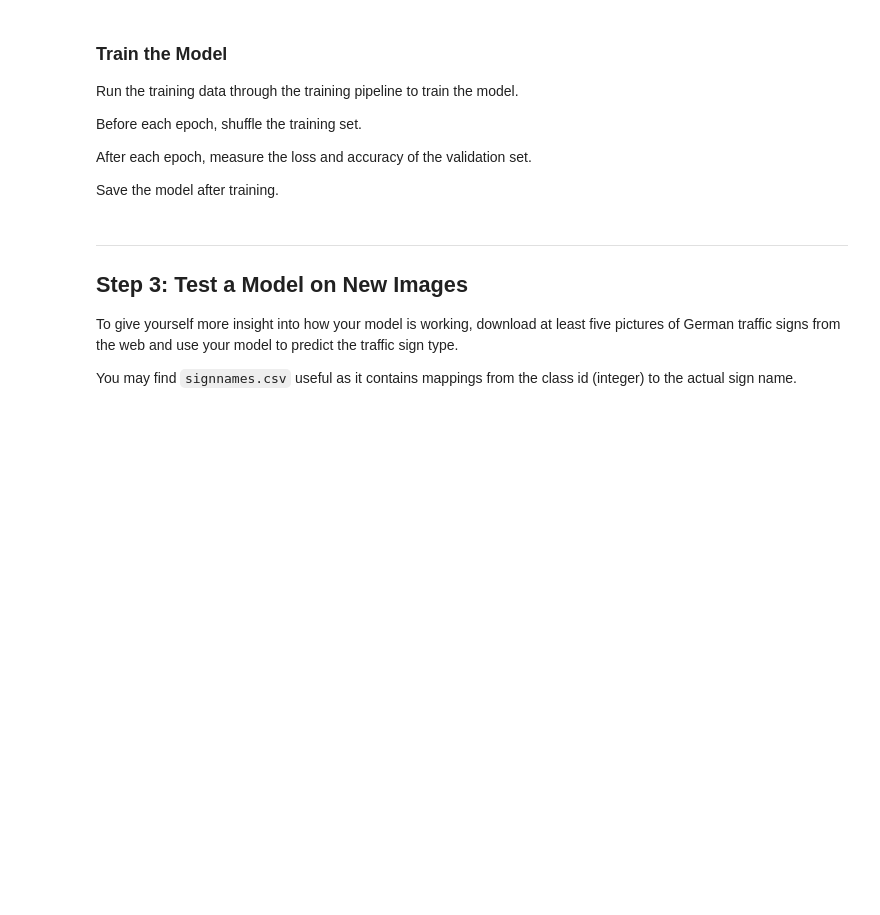
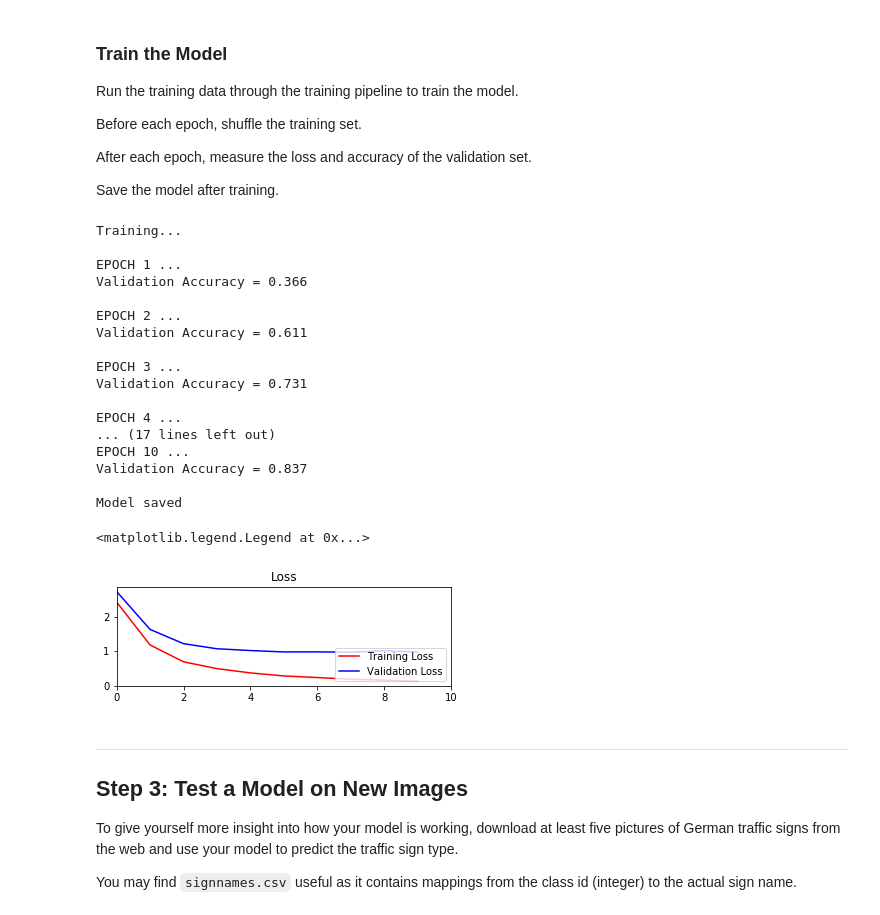
Before and after one commit to afourteia/CarND_Traffic_Sign_Classifier, a Jupyter notebook: Traffic_Sign_Classifier.ipynb, the cells around one changed output. Saved outputs shown, nothing was run; the diff lists cells and outputs as text; code cells hidden in the pictures; blank space fills up the shorter version.

Commit message:
Model gets 80% accuracy

```diff
--- a/Traffic_Sign_Classifier.ipynb
+++ b/Traffic_Sign_Classifier.ipynb
@@ -332,9 +318,8 @@ print("done")
 ### Feel free to use as many code cells as needed.
 
 import tensorflow as tf
-
-EPOCHS = 10
-BATCH_SIZE = 100
+EPOCHS = 30
+BATCH_SIZE = 250
 # %% [markdown]
 # LeNet Model
 # %%
@@ -346,7 +331,7 @@ def LeNet(x):
     sigma = 0.1
 
     # TODO: Layer 1: Convolutional. Input = 32x32x1. Output = 28x28x6.
-    conv1_w = tf.Variable(tf.truncated_normal(shape=(5,5,3,6), mean = mu, stddev = sigma))
+    conv1_w = tf.Variable(tf.truncated_normal(shape=(5,5,1,6), mean = mu, stddev = sigma))
     #conv1_b = tf.Variable(tf.truncated_normal([6], mean = mu, stddev = sigma))
     conv1_b = tf.Variable(tf.zeros(6))
 
@@ -422,12 +407,12 @@ sets imply underfitting. A high accuracy on the training set but low accuracy on
 
 tf.reset_default_graph()
 
-x = tf.placeholder(tf.float32, (None, 32, 32, 3))
+x = tf.placeholder(tf.float32, (None, 32, 32, 1))
 y = tf.placeholder(tf.int32, (None))
 one_hot_y = tf.one_hot(y, 43)
 
 
-rate = 0.0001
+rate = 0.0005
 
 logits = LeNet(x)
 cross_entropy = tf.nn.softmax_cross_entropy_with_logits(labels=one_hot_y, logits=logits)
@@ -462,41 +447,64 @@ Before each epoch, shuffle the training set.
 After each epoch, measure the loss and accuracy of the validation set.
 
 Save the model after training.
+# %%
+X_train = X_train_gray
+X_test = X_test_gray
+X_valid = X_valid_gray
 # %%
-
 train_loss_history = []
 valid_loss_history = []
 
 with tf.Session() as sess:
     sess.run(tf.global_variables_initializer())
     num_examples = len(X_train)
 
     print("Training...")
     print()
     for i in range(EPOCHS):
         X_train, y_train = shuffle(X_train, y_train)
         for offset in range(0, num_examples, BATCH_SIZE):
             end = offset + BATCH_SIZE
             batch_x, batch_y = X_train[offset:end], y_train[offset:end]
             sess.run(training_operation, feed_dict={x: batch_x, y: batch_y})
 
-        validation_loss, validation_accuracy = evaluate(X_validation, y_validation)
+        validation_loss, validation_accuracy = evaluate(X_valid, y_valid)
         valid_loss_history.append(validation_loss)
         train_loss, train_accuracy = evaluate(X_train, y_train)
         train_loss_history.append(train_loss)
         print("EPOCH {} ...".format(i+1))
         print("Validation Accuracy = {:.3f}".format(validation_accuracy))
         print()
 
     saver.save(sess, './lenet')
     print("Model saved")
 
 loss_plot = plt.subplot(2,1,1)
 loss_plot.set_title('Loss')
 loss_plot.plot(train_loss_history, 'r', label='Training Loss')
 loss_plot.plot(valid_loss_history, 'b', label='Validation Loss')
 loss_plot.set_xlim([0, EPOCHS])
 loss_plot.legend(loc=4)
+# %% [output]
+Training...
+
+EPOCH 1 ...
+Validation Accuracy = 0.366
+
+EPOCH 2 ...
+Validation Accuracy = 0.611
+
+EPOCH 3 ...
+Validation Accuracy = 0.731
+
+EPOCH 4 ...
+... (17 lines left out)
+EPOCH 10 ...
+Validation Accuracy = 0.837
+
+Model saved
+<matplotlib.legend.Legend at 0x...>
+[figure, added]
 # %% [markdown]
 ---
 
```
Also changed, not shown: parts of 6 cells of this notebook, 2 other files.
